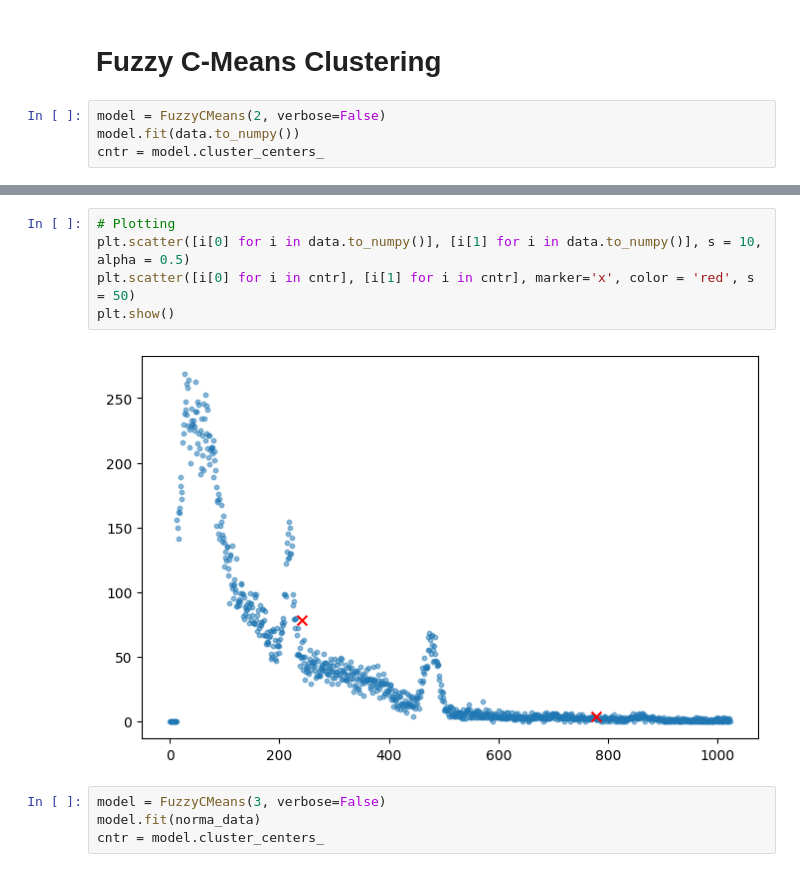
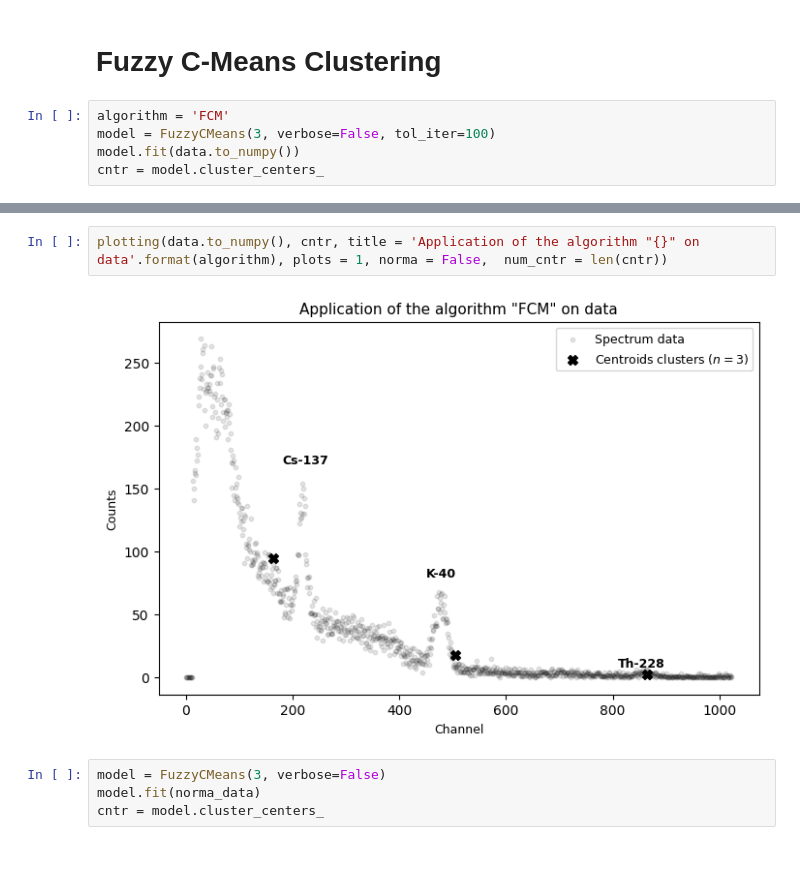
Before and after one commit to ialexpovad/acari, a Jupyter notebook: overview.ipynb, the cells around one changed output, grey strips where cells are left out. Drawn from its saved outputs; the diff is of its cells as text.

```diff
--- a/overview.ipynb
+++ b/overview.ipynb
@@ -63,6 +77,7 @@ plt.show()
 # %% [markdown]
 # Fuzzy C-Means Clustering
 # %%
-model = FuzzyCMeans(2, verbose=False)
+algorithm = 'FCM'
+model = FuzzyCMeans(3, verbose=False, tol_iter=100)
 model.fit(data.to_numpy())
 cntr = model.cluster_centers_
@@ -71,10 +84,7 @@ Warning: auto set does not satisfied min(N, D - 1) >= 3, min(N, D - 1) = 1, sett
-# %%
-# Plotting
-plt.scatter([i[0] for i in data.to_numpy()], [i[1] for i in data.to_numpy()], s = 10, alpha = 0.5)
-plt.scatter([i[0] for i in cntr], [i[1] for i in cntr], marker='x', color = 'red', s = 50)
-plt.show()
-# %% [output]
-[figure, removed]
+# %%
+plotting(data.to_numpy(), cntr, title = 'Application of the algorithm "{}" on data'.format(algorithm), plots = 1, norma = False,  num_cntr = len(cntr))
+# %% [output]
+[figure, added]
 # %%
 model = FuzzyCMeans(3, verbose=False)
 model.fit(norma_data)
```
Also changed, not shown: parts of 16 cells of this notebook.
